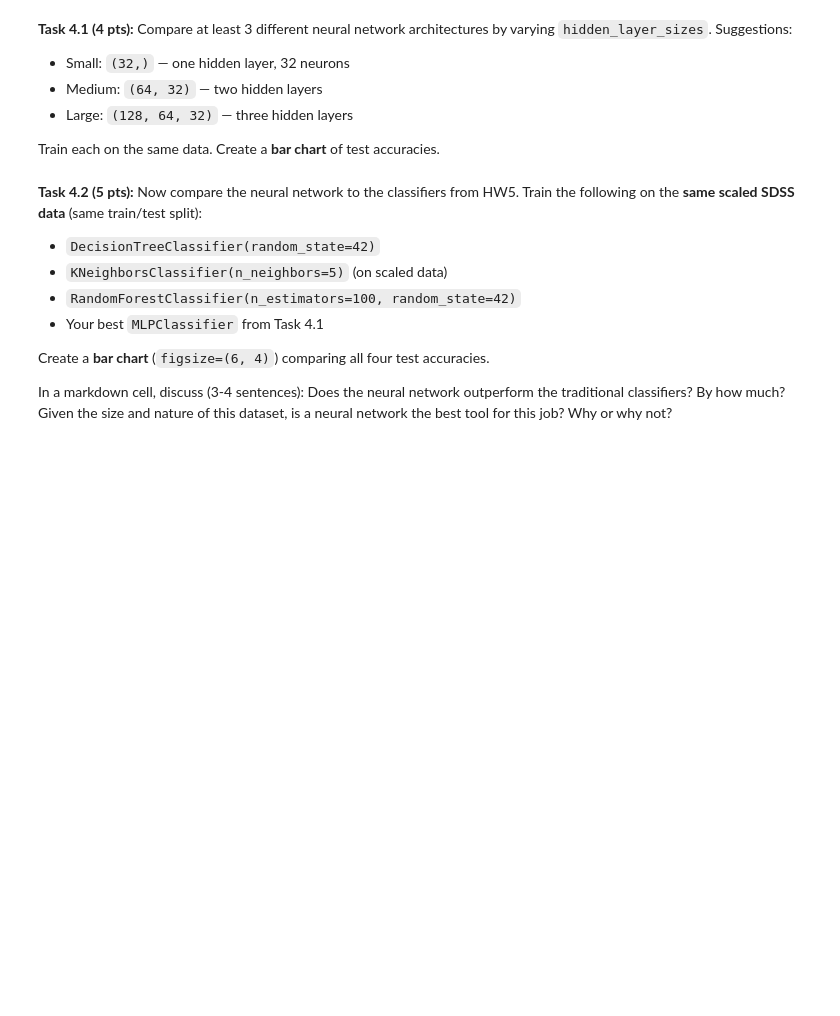
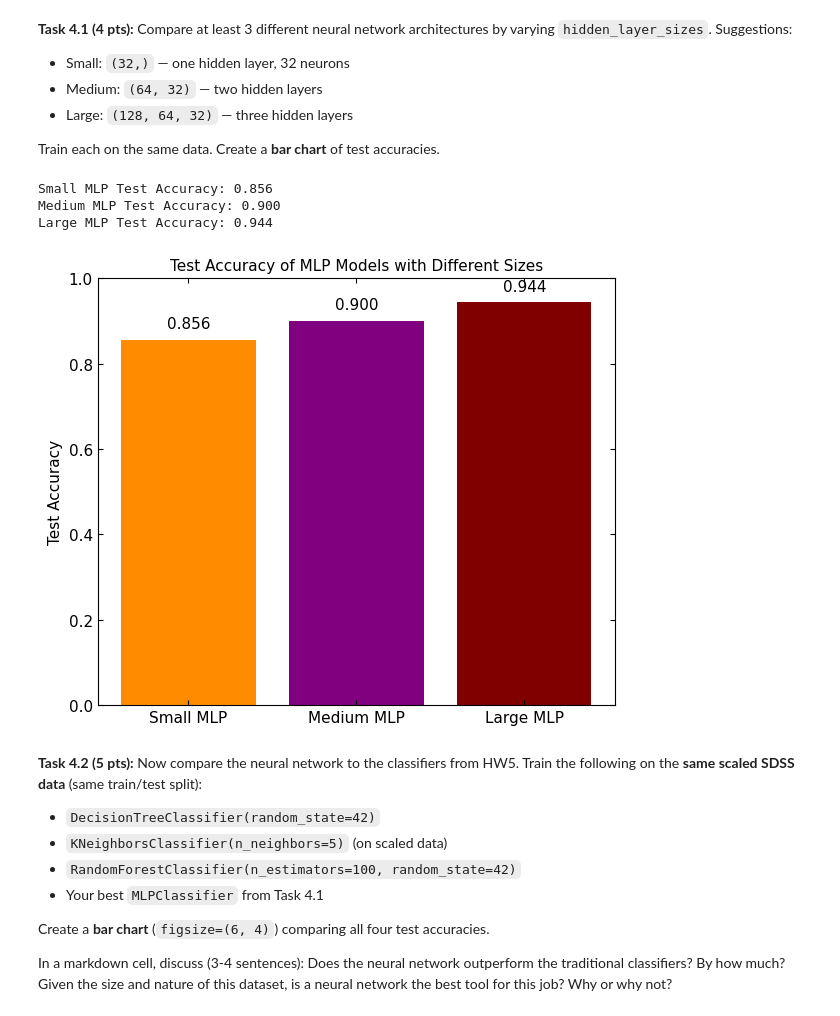
Before and after one commit to owenabbata/PHY386, a Jupyter notebook: 2026/HW/OwenAbbata/HW6.ipynb, the cells around one changed output. Drawn from its saved outputs; the diff is of its cells as text; code cells hidden in the pictures; blank space fills up the shorter version.

```diff
--- a/2026/HW/OwenAbbata/HW6.ipynb
+++ b/2026/HW/OwenAbbata/HW6.ipynb
@@ -1100,3 +1102,45 @@ Train each on the same data. Create a **bar chart** of test accuracies.
+# %%
+# Task 4.1: Your code here
+
+# Small
+hidden_layer_sizes_small = (32,)
+train_mlp_small = MLPClassifier(hidden_layer_sizes=hidden_layer_sizes_small, max_iter=500, random_state=42)
+train_mlp_small.fit(X_train, y_train)
+acc_small = accuracy_score(y_test, train_mlp_small.predict(X_test))
+print(f"Small MLP Test Accuracy: {acc_small:.3f}")
+
+# Medium
+hidden_layer_sizes_medium = (64, 32)
+train_mlp_medium = MLPClassifier(hidden_layer_sizes=hidden_layer_sizes_medium, max_iter=500, random_state=42)
+train_mlp_medium.fit(X_train, y_train)
+acc_medium = accuracy_score(y_test, train_mlp_medium.predict(X_test))
+print(f"Medium MLP Test Accuracy: {acc_medium:.3f}")
+
+
+# Large
+hidden_layer_sizes_large = (128, 64, 32)
+train_mlp_large = MLPClassifier(hidden_layer_sizes=hidden_layer_sizes_large, max_iter=1000, random_state=42)
+train_mlp_large.fit(X_train, y_train)
+acc_large = accuracy_score(y_test, train_mlp_large.predict(X_test))
+print(f"Large MLP Test Accuracy: {acc_large:.3f}")
+
+# All test accuracy bar chart
+fig, ax = plt.subplots(figsize=(6, 5))
+model_names = ['Small MLP', 'Medium MLP', 'Large MLP']
+accuracies = [acc_small, acc_medium, acc_large]
+ax.bar(model_names, accuracies, color=['darkorange', 'purple', 'maroon'])
+ax.set_ylim(0, 1)
+ax.set_ylabel('Test Accuracy')
+ax.set_title('Test Accuracy of MLP Models with Different Sizes')
+for i, acc in enumerate(accuracies):
+    ax.text(i, acc + 0.02, f"{acc:.3f}", ha='center', va='bottom')
+plt.tight_layout()
+plt.show()
+# %% [output]
+Small MLP Test Accuracy: 0.856
+Medium MLP Test Accuracy: 0.900
+Large MLP Test Accuracy: 0.944
+[figure, added]
 # %% [markdown]
 **Task 4.2 (5 pts):** Now compare the neural network to the classifiers from HW5. Train the following on the **same scaled SDSS data** (same train/test split):
 
```
Also changed, not shown: parts of 13 cells of this notebook.
